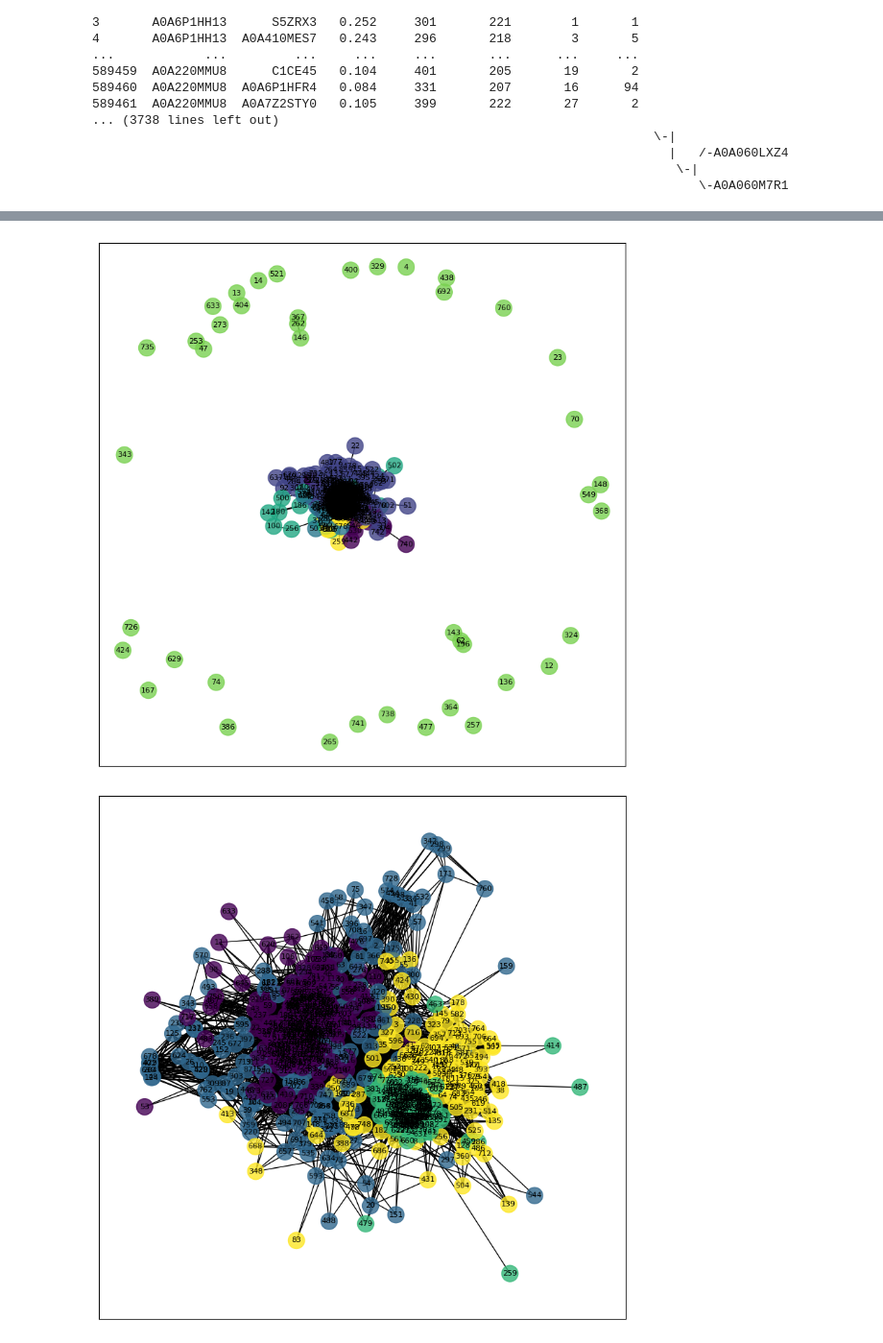
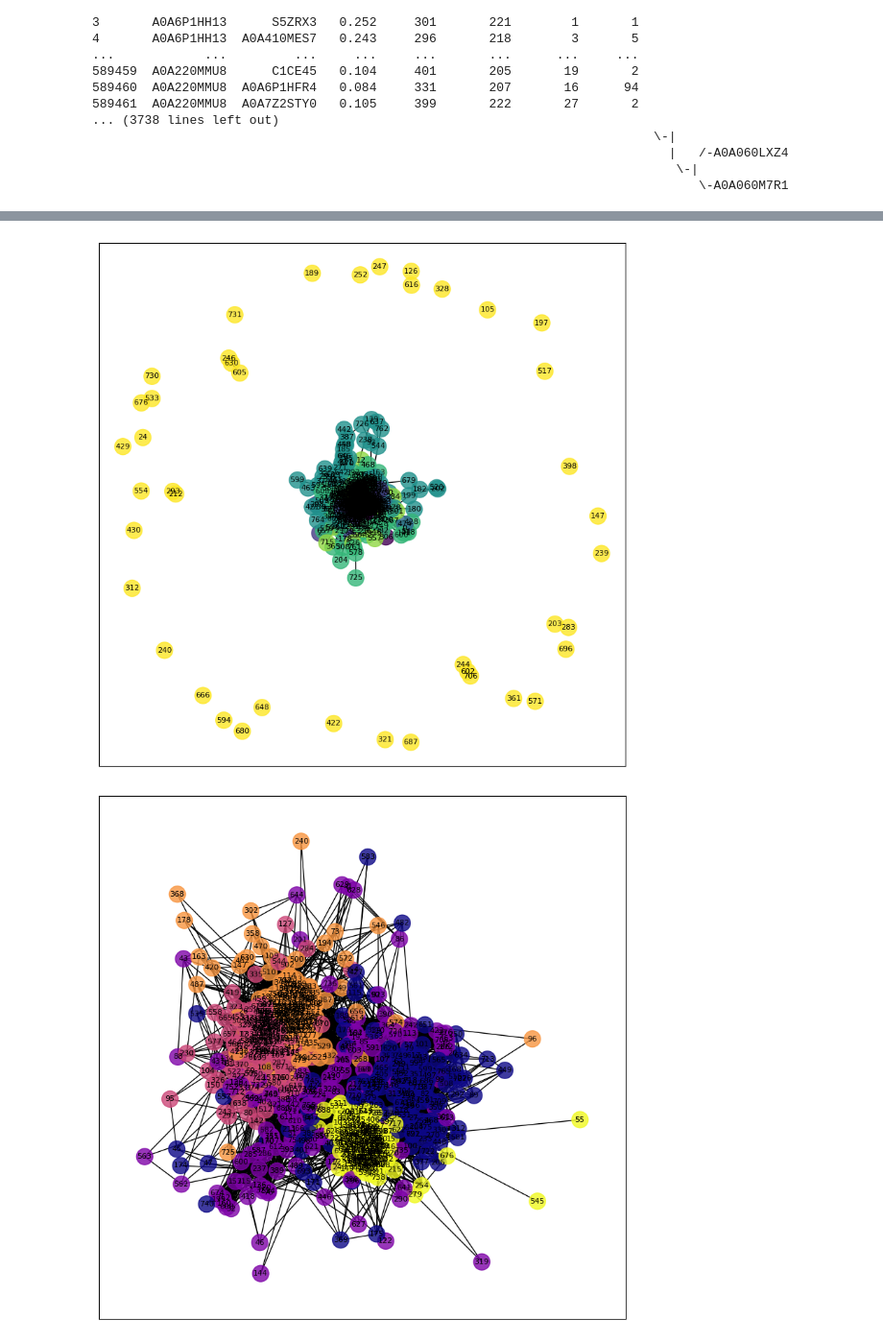
Before and after one commit to DessimozLab/fold_tree, a Jupyter notebook: notebooks/generate_rrnpp_phylo.ipynb, the cells around one changed output, grey strips where cells are left out. Shown at 96% size. Drawn from its saved outputs; the diff is of its cells as text; code cells hidden in the pictures.

```diff
--- a/notebooks/generate_rrnpp_phylo.ipynb
+++ b/notebooks/generate_rrnpp_phylo.ipynb
@@ -141,5 +124,6 @@ Time for processing: 0h 0m 0s 90ms
 # %%
 
+from matplotlib import pyplot as plt
 #load the results
 nter = pd.read_table(outfolder + 'nter_allvall.m8' , header = None )
 cter = pd.read_table(outfolder + 'cter_allvall.m8' , header = None )
@@ -153,7 +137,7 @@ def res2distmat(ter):
         termat[ids[row['query']] , ids[row['target']]] += row['fident']
         termat[ids[row['target']] , ids[row['query']]] += row['fident']
     termat /= 2
-    return 1-termat , ids
+    return termat , ids
 ctermat, cterids = res2distmat(cter)
 ntermat, nterids = res2distmat(nter)
 
@@ -174,8 +158,12 @@ with open(outfolder + 'nter_mapping.json', 'w') as handle:
     handle.write(json.dumps(nterids))
 # %%
 #thresh the matrices between .4 and .99
-ctermat[ctermat > .75] = 0
-ntermat[ntermat > .75] = 0
+ctermat[ctermat < .25] = 0
+ntermat[ntermat < .25] = 0
+
+
+ctermat[ctermat ==1] = 0
+ntermat[ntermat ==1] = 0
 # %%
 import networkx as nx
 #make a networkx graph
@@ -223,41 +211,43 @@ cter components: 42
 import numpy as np
 import matplotlib.pyplot as plt
 import networkx as nx
 
 
-def plot_communities(G, node_size=100, node_color='blue', edge_color='gray', edge_alpha=0.5, node_alpha=0.8, with_labels=True):
+def plot_communities(G, node_size=100, node_color='blue', edge_color='gray', edge_alpha=0.5, node_alpha=0.8, with_labels=True , cmap = None):
     """
     Plots the graph G with the communities as different colors.
     """
     fig, ax = plt.subplots(figsize=(10, 10))
     pos = nx.spring_layout(G)
 
     # set the colors of each node. The communities are the keys in the dictionary
     # and the value is a list with all the nodes that belong to that community
-    cmap = plt.get_cmap('viridis')
+
     communities = set(nx.get_node_attributes(G, 'community').values())
     colors = [cmap(i) for i in np.linspace(0, 1, len(communities))]
     colors = {c: colors[i] for i, c in enumerate(communities)}
     # assign a color to each node based on the community it belongs to
     node_colors = [colors[G.nodes[node]['community']] for node in G.nodes()]
     # draw the graph nodes
     nx.draw_networkx_nodes(G, pos, ax=ax, alpha=node_alpha, node_color=node_colors)
     # draw the graph edges
     nx.draw_networkx_edges(G, pos, ax=ax, width=1.0)
     # draw the node labels
     if with_labels:
         nx.draw_networkx_labels(G, pos, ax=ax, font_size=8)
     plt.show()
-    return ax
+    return ax , colors
 
 # plot the graph with the communities
-ax = plot_communities(cterG, Ccommunities, nx.spring_layout(cterG), ax)
+cmap = plt.get_cmap('viridis')
+ax, colors_cter = plot_communities(cterG, Ccommunities, nx.spring_layout(cterG) , cmap = cmap)
 
-
-ax = plot_communities(nterG, Ncommunities, nx.spring_layout(nterG), ax)
+#select new cmap
+cmap = plt.get_cmap('plasma')
+ax , colors_nter = plot_communities(nterG, Ncommunities, nx.spring_layout(nterG) , cmap = cmap)
 # %% [output]
-[figure, old version]
+[figure, new version]
-[figure, old version]
+[figure, new version]
 # %%
 #output the community of each structure to the dataframe
 def add_communities(mapping, terG , prefix = None):
```
Also changed, not shown: parts of 10 cells of this notebook, 1 other file.
